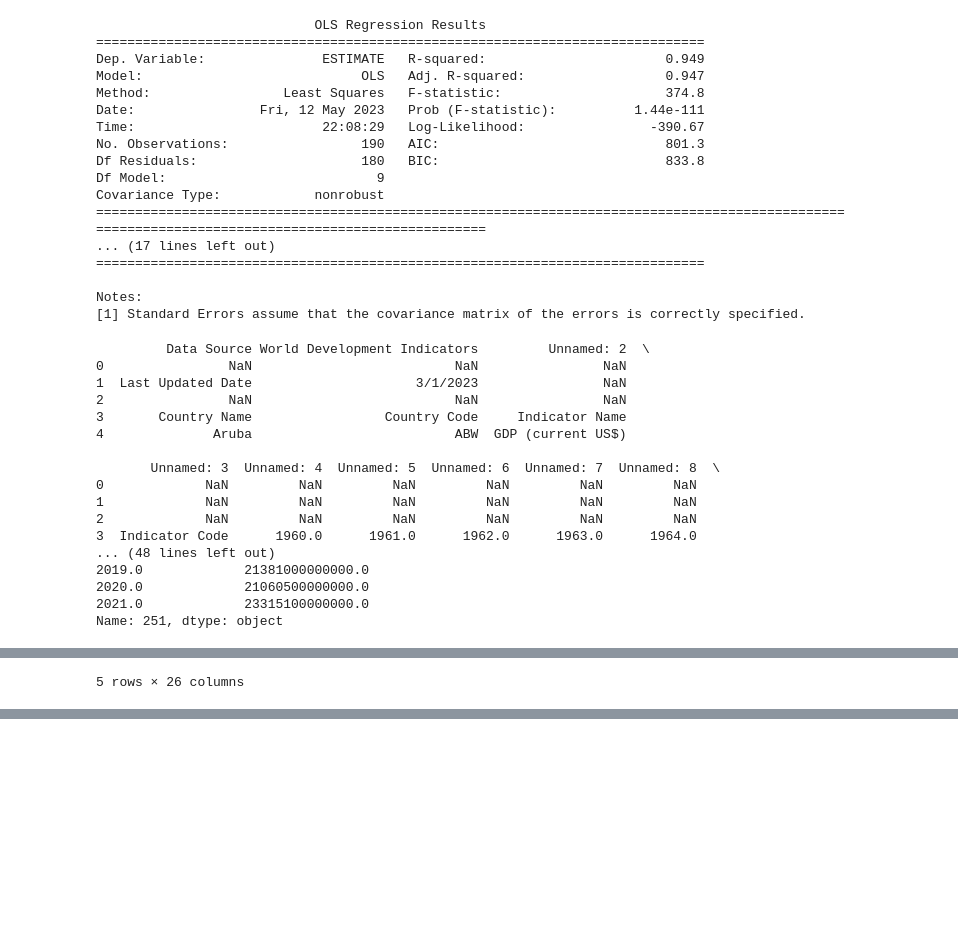
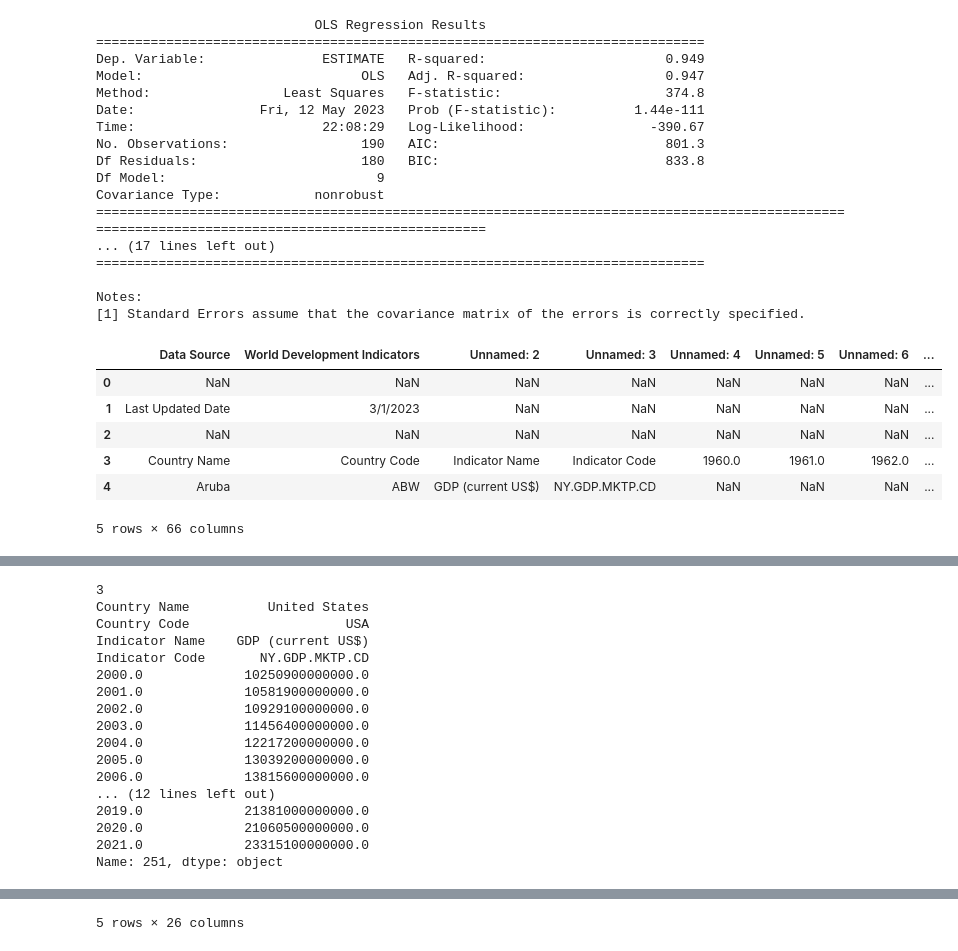
Before and after one commit to wadoodbutt/wadoodbutt.github.io, a Jupyter notebook: final_tutorial.ipynb, the cells around one changed output, grey strips where cells are left out. Drawn from its saved outputs; the diff is of its cells as text; code cells hidden in the pictures; blank space fills up the shorter version.

```diff
--- a/final_tutorial.ipynb
+++ b/final_tutorial.ipynb
@@ -359,37 +359,27 @@ Notes:
 # %%
 # Extracting the data for global gdp
 gdp_states = requests.get('https://raw.githubusercontent.com/wadoodbutt/wadoodbutt.github.io/main/datasets/statesgdp.csv')
 
 file_gdp_states = io.StringIO(gdp_states.text)
 
 df_gdp_states = pd.read_csv(file_gdp_states, sep=',')
 # Filthy, uncleaned data
-print(df_gdp_states.head())
+display(df_gdp_states.head())
 # Cleaning up the data / Rerranging the columns
 # Making aow the column headers then removing 3 irrelevant rows
 df_gdp_states.columns = df_gdp_states.iloc[3]
 df_gdp_states = df_gdp_states.drop([0,1,2,3])
 df_gdp_states = df_gdp_states.reset_index(drop=True)
 # Drop irrelevant columns and keeping the year and number of suicide columns
 df_gdp_states = df_gdp_states.drop(df_gdp_states.iloc[:, 4:44], axis=1)
 # Extract united states data from global data
-print(df_gdp_states.iloc[251])
-df_gdp_states.head()
+display(df_gdp_states.iloc[251])
+display(df_gdp_states.head())
 # %% [output]
+|  | Data Source | World Development Indicators | Unnamed: 2 | Unnamed: 3 | Unnamed: 4 | Unnamed: 5 | Unnamed: 6 | ... |
+| 0 | NaN | NaN | NaN | NaN | NaN | NaN | NaN | ... |
+| 1 | Last Updated Date | 3/1/2023 | NaN | NaN | NaN | NaN | NaN | ... |
+| 2 | NaN | NaN | NaN | NaN | NaN | NaN | NaN | ... |
+| 3 | Country Name | Country Code | Indicator Name | Indicator Code | 1960.0 | 1961.0 | 1962.0 | ... |
+| 4 | Aruba | ABW | GDP (current US$) | NY.GDP.MKTP.CD | NaN | NaN | NaN | ... |
-         Data Source World Development Indicators         Unnamed: 2  \
-0                NaN                          NaN                NaN
-1  Last Updated Date                     3/1/2023                NaN
-2                NaN                          NaN                NaN
-3       Country Name                 Country Code     Indicator Name
-4              Aruba                          ABW  GDP (current US$)
-
-       Unnamed: 3  Unnamed: 4  Unnamed: 5  Unnamed: 6  Unnamed: 7  Unnamed: 8  \
-0             NaN         NaN         NaN         NaN         NaN         NaN
-1             NaN         NaN         NaN         NaN         NaN         NaN
-2             NaN         NaN         NaN         NaN         NaN         NaN
-3  Indicator Code      1960.0      1961.0      1962.0      1963.0      1964.0
-... (48 lines left out)
-2019.0             21381000000000.0
-2020.0             21060500000000.0
-2021.0             23315100000000.0
-Name: 251, dtype: object
+5 rows × 66 columns
@@ -402 +386,17 @@ Name: 251, dtype: object
-5 rows × 26 columns
+3
+Country Name          United States
+Country Code                    USA
+Indicator Name    GDP (current US$)
+Indicator Code       NY.GDP.MKTP.CD
+2000.0             10250900000000.0
+2001.0             10581900000000.0
+2002.0             10929100000000.0
+2003.0             11456400000000.0
+2004.0             12217200000000.0
+2005.0             13039200000000.0
+2006.0             13815600000000.0
+... (12 lines left out)
+2019.0             21381000000000.0
+2020.0             21060500000000.0
+2021.0             23315100000000.0
+Name: 251, dtype: object
@@ -403,3 +409,4 @@ Name: 251, dtype: object
+5 rows × 26 columns
 # %%
 # Extracting the data for global suicide
 sui_states = requests.get('https://raw.githubusercontent.com/wadoodbutt/wadoodbutt.github.io/main/datasets/statessuicide.csv')
```
Also changed, not shown: parts of 12 cells of this notebook.
